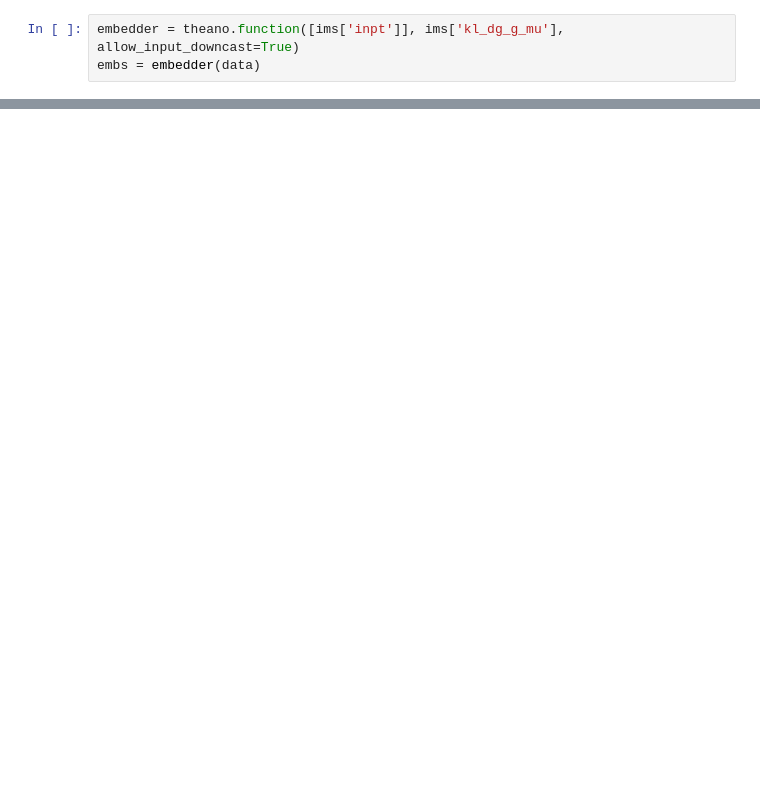
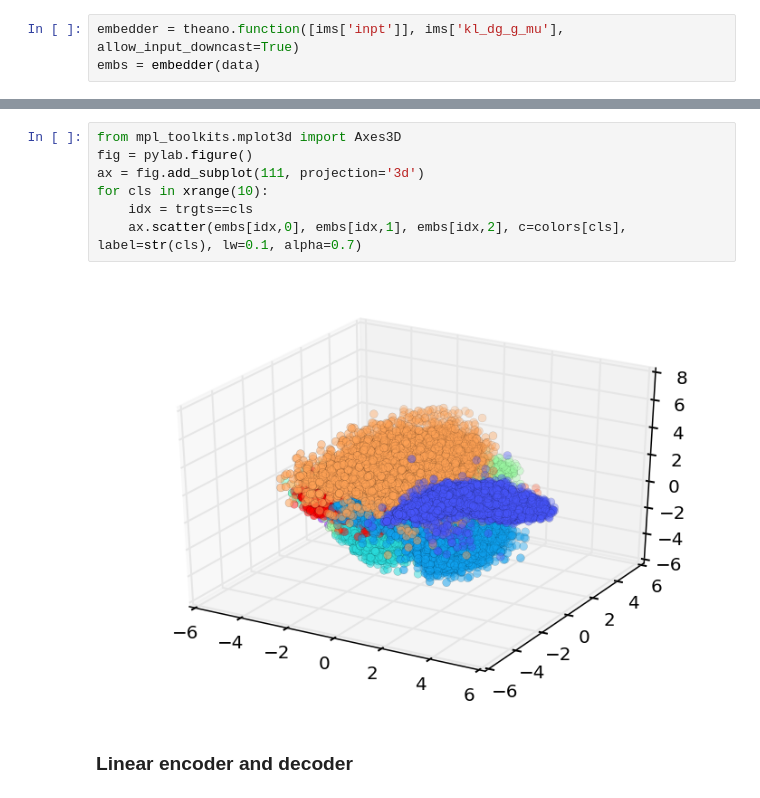
Before and after one commit to osdf/utils, a Jupyter notebook: notebooks/VAE-MNIST.ipynb, the cells around one changed output, grey strips where cells are left out. Drawn from its saved outputs; the diff is of its cells as text; blank space fills up the shorter version.

```diff
--- a/notebooks/VAE-MNIST.ipynb
+++ b/notebooks/VAE-MNIST.ipynb
@@ -166,0 +173,11 @@ ImportError: No module named brewer2mpl
+# %%
+from mpl_toolkits.mplot3d import Axes3D
+fig = pylab.figure()
+ax = fig.add_subplot(111, projection='3d')
+for cls in xrange(10):
+    idx = trgts==cls
+    ax.scatter(embs[idx,0], embs[idx,1], embs[idx,2], c=colors[cls], label=str(cls), lw=0.1, alpha=0.7)
+# %% [output]
+[figure, added]
+# %% [markdown]
+### Linear encoder and decoder
```
Also changed, not shown: parts of 17 cells of this notebook, 1 other file.
